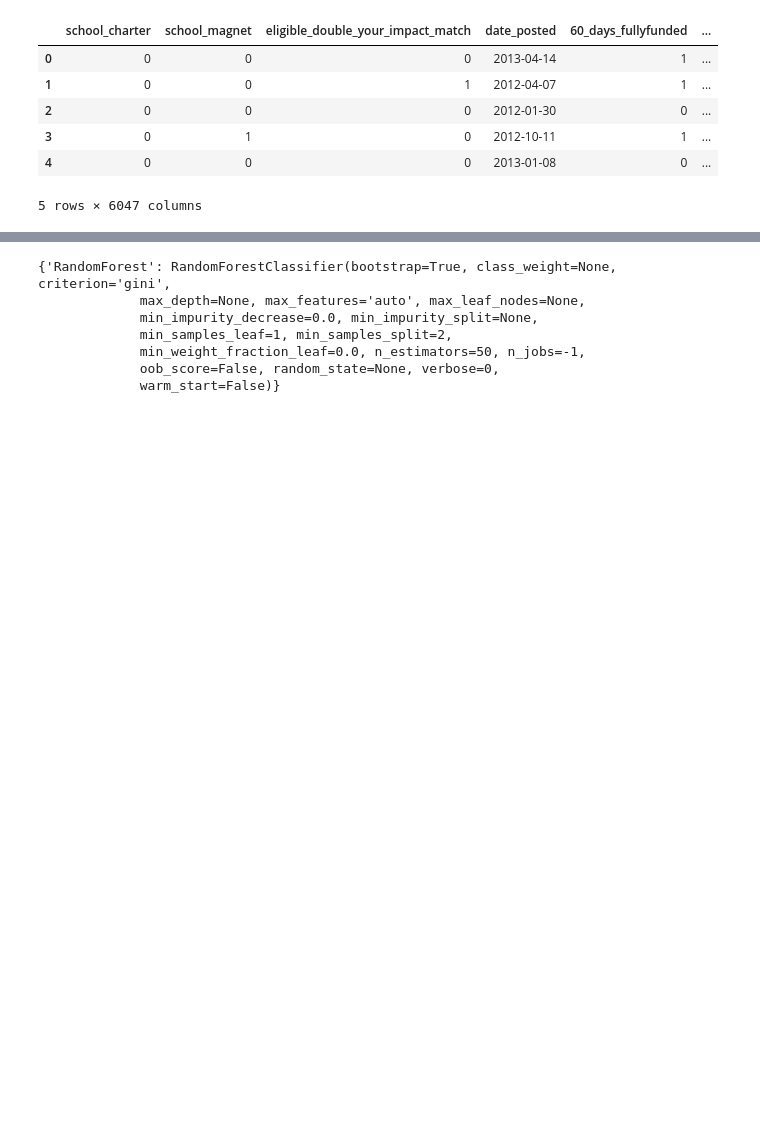
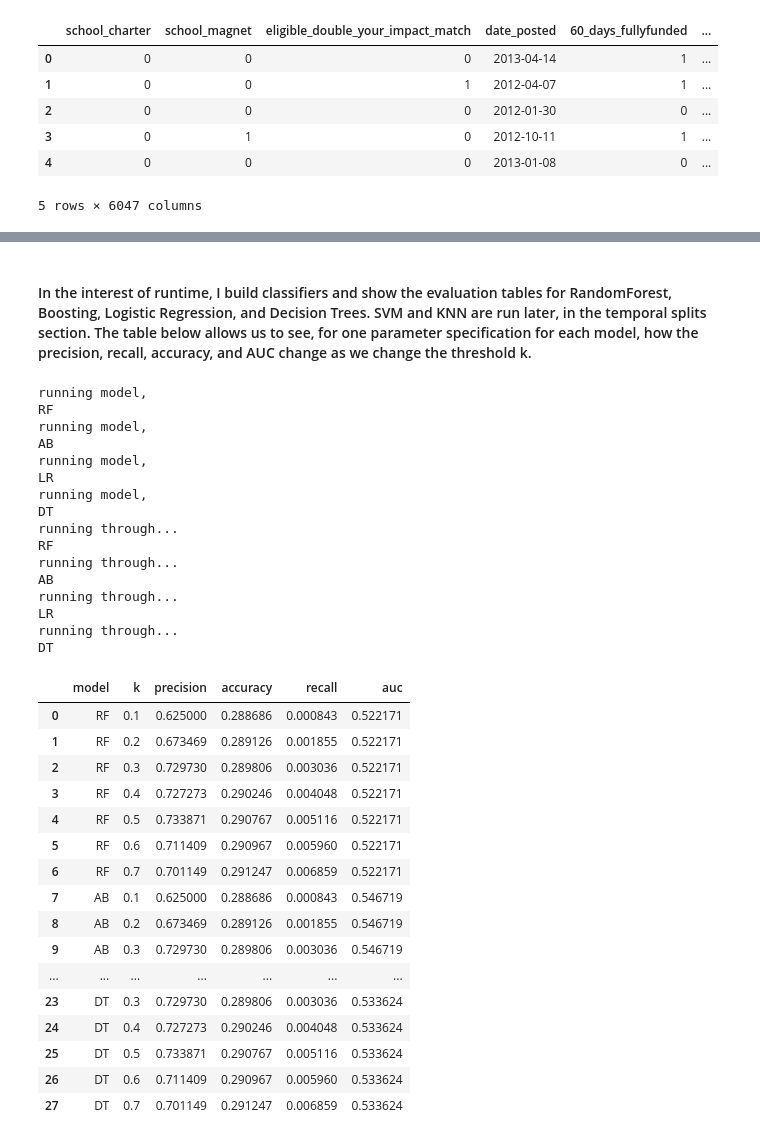
Before and after one commit to b-ganesh/ml_spring19, a Jupyter notebook: assignment3/assignment3.ipynb, the cells around one changed output, grey strips where cells are left out. Cells and saved outputs as stored; diff of their text form; code cells hidden in the pictures; blank space fills up the shorter version.

```diff
--- a/assignment3/assignment3.ipynb
+++ b/assignment3/assignment3.ipynb
@@ -154,23 +167,9 @@ x_train, x_test, y_train, y_test = library.split_data(donors_df, selected_featur
 # %%
-PARAMETERS = {'RandomForest': {'n_estimators': 50, 'n_jobs': -1},
-              'Boosting': {'max_depth': 1, 'algorithm': "SAMME", 'n_estimators': 200},
-              'LogisticRegression': {'penalty' : 'l1', 'C': 1e5},
-              'SVM': {'kernel': 'linear', 'probability': 'True', 'random_state': 0},
-              'DecisionTree': {},
-              'KNeighbors': {'n_neighbors': 3},
-              'Bagging': {},
-              'Baseline': {}
+TEST_GRID = {
+            'RF': {'n_estimators': 1, 'max_depth': 1, 'max_features': 'sqrt','min_samples_split': 10},
+            'LR': {'penalty': 'l1', 'C': 0.01},
+            'AB': {'algorithm': 'SAMME', 'n_estimators': 1},
+            'DT': {'criterion': 'gini', 'max_depth': 1, 'max_features': 'sqrt','min_samples_split': 10},
+            'SVM': {'tol': 1e-5, 'random_state': 0},
+            'KNN': {'n_neighbors': 10,'weights': 'uniform','algorithm': 'auto'}
             }
-
-MODELS_TO_RUN = ['RandomForest', 'LogisticRegression', 'DecisionTree']
-
-MODELS_TO_RUN_small = ['RandomForest']
-
-TEST_GRID = {
-            'RandomForest': {'n_estimators': [1], 'max_depth': [1], 'max_features': ['sqrt'],'min_samples_split': [10]},
-            'LogisticRegression': {'penalty': ['l1'], 'C': [0.01]},
-            'Boosting': {'algorithm': ['SAMME'], 'n_estimators': [1]},
-            'DecisionTreeClassifier': {'criterion': ['gini'], 'max_depth': [1], 'max_features': ['sqrt'],'min_samples_split': [10]},
-            'SVM': {'C':[0.01],'kernel':['linear']},
-            'KNeighborsClassifier': {'n_neighbors': [5],'weights': ['uniform'],'algorithm': ['auto']},
-            }
@@ -182,10 +176,41 @@ RandomForest
-# %%
-fitted_models
-# %% [output]
-{'RandomForest': RandomForestClassifier(bootstrap=True, class_weight=None, criterion='gini',
-             max_depth=None, max_features='auto', max_leaf_nodes=None,
-             min_impurity_decrease=0.0, min_impurity_split=None,
-             min_samples_leaf=1, min_samples_split=2,
-             min_weight_fraction_leaf=0.0, n_estimators=50, n_jobs=-1,
-             oob_score=False, random_state=None, verbose=0,
-             warm_start=False)}
+# %% [markdown]
+#### In the interest of runtime, I build classifiers and show the evaluation tables for RandomForest, Boosting, Logistic Regression, and Decision Trees. SVM and KNN are run later, in the temporal splits section. The table below allows us to see, for one parameter specification for each model, how the precision, recall, accuracy, and AUC change as we change the threshold k.
+# %%
+simple_model_run = ['RF', 'AB', 'LR', 'DT']
+fitted_models = library.build_classifier(x_train, y_train, simple_model_run, TEST_GRID)
+eval_df = library.create_eval_table(x_test, y_test, fitted_models, [0.1, 0.2, 0.3, 0.4, 0.5, 0.6, 0.7], simple_model_run)
+eval_df
+# %% [output]
+running model,
+RF
+running model,
+AB
+running model,
+LR
+running model,
+DT
+running through...
+RF
+running through...
+AB
+running through...
+LR
+running through...
+DT
+|  | model | k | precision | accuracy | recall | auc |
+| 0 | RF | 0.1 | 0.625000 | 0.288686 | 0.000843 | 0.522171 |
+| 1 | RF | 0.2 | 0.673469 | 0.289126 | 0.001855 | 0.522171 |
+| 2 | RF | 0.3 | 0.729730 | 0.289806 | 0.003036 | 0.522171 |
+| 3 | RF | 0.4 | 0.727273 | 0.290246 | 0.004048 | 0.522171 |
+| 4 | RF | 0.5 | 0.733871 | 0.290767 | 0.005116 | 0.522171 |
+| 5 | RF | 0.6 | 0.711409 | 0.290967 | 0.005960 | 0.522171 |
+| 6 | RF | 0.7 | 0.701149 | 0.291247 | 0.006859 | 0.522171 |
+| 7 | AB | 0.1 | 0.625000 | 0.288686 | 0.000843 | 0.546719 |
+| 8 | AB | 0.2 | 0.673469 | 0.289126 | 0.001855 | 0.546719 |
+| 9 | AB | 0.3 | 0.729730 | 0.289806 | 0.003036 | 0.546719 |
+| ... | ... | ... | ... | ... | ... | ... |
+| 23 | DT | 0.3 | 0.729730 | 0.289806 | 0.003036 | 0.533624 |
+| 24 | DT | 0.4 | 0.727273 | 0.290246 | 0.004048 | 0.533624 |
+| 25 | DT | 0.5 | 0.733871 | 0.290767 | 0.005116 | 0.533624 |
+| 26 | DT | 0.6 | 0.711409 | 0.290967 | 0.005960 | 0.533624 |
+| 27 | DT | 0.7 | 0.701149 | 0.291247 | 0.006859 | 0.533624 |
```
Also changed, not shown: parts of 50 cells of this notebook, 1 other file.
